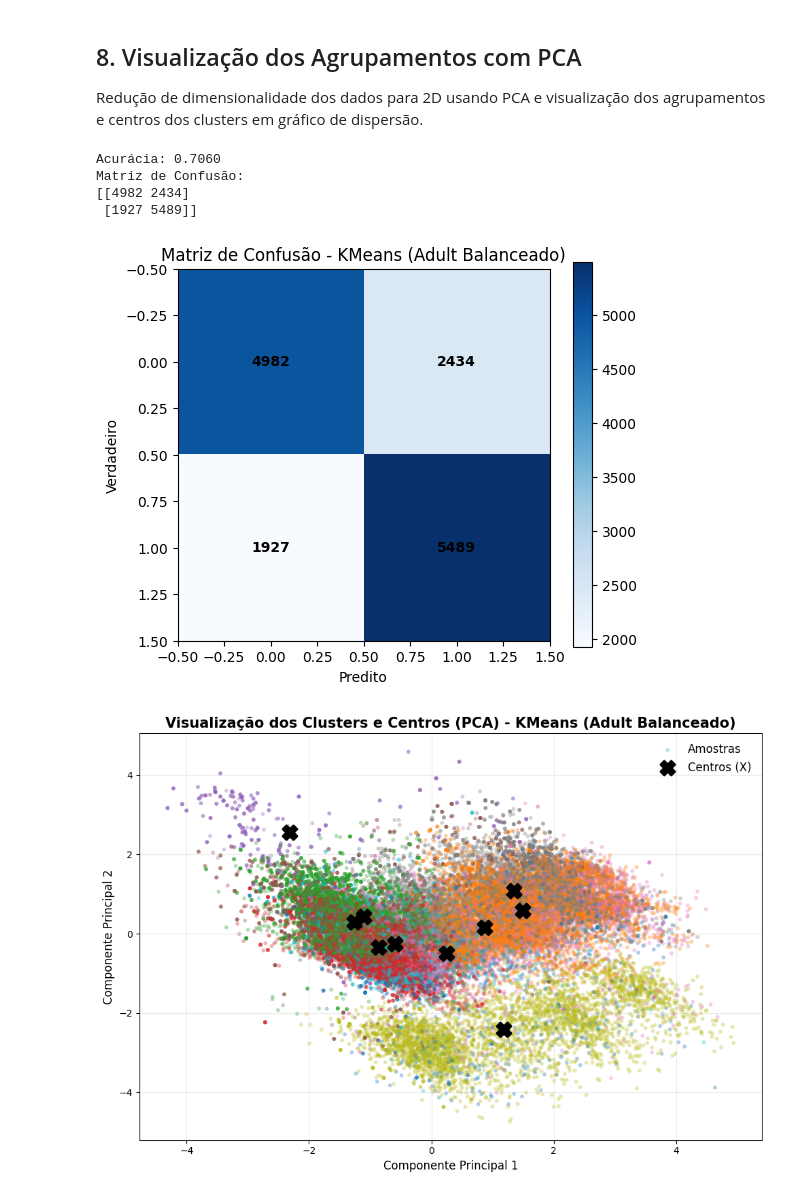
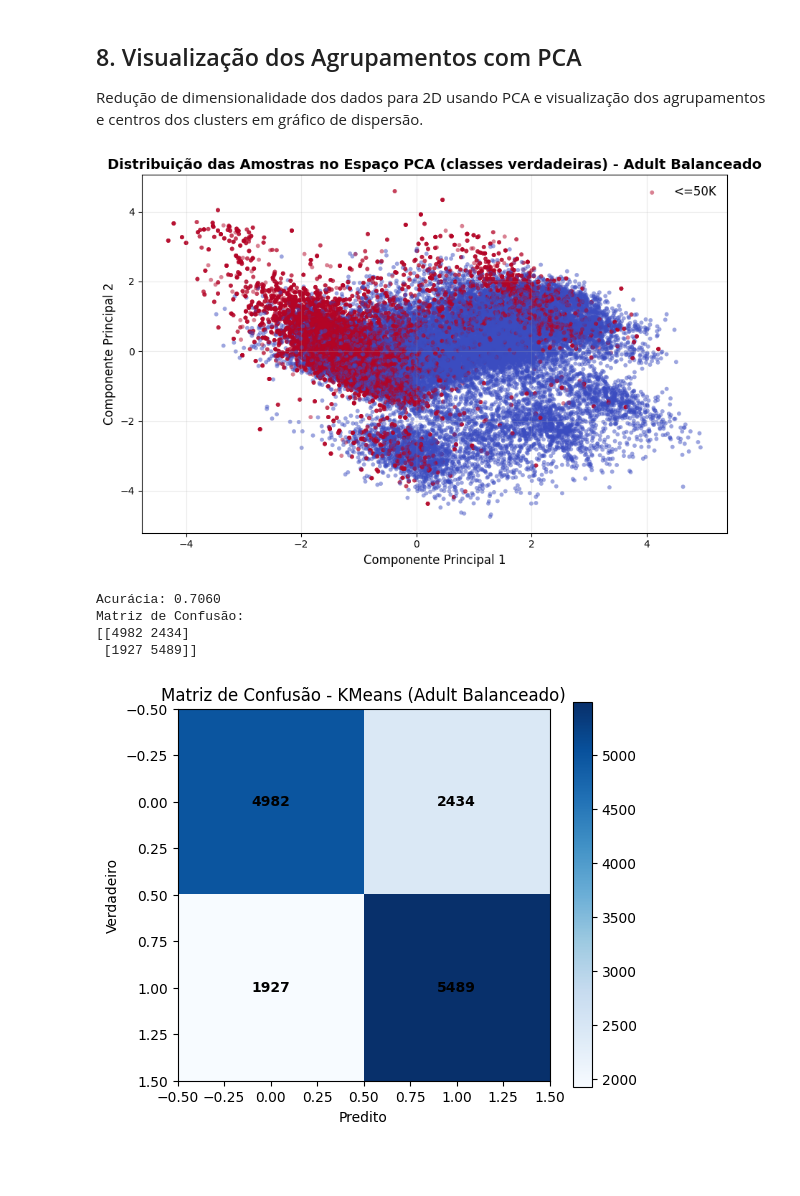
Before and after one commit to LeonardoVieiraGuimaraes/InteligenciaComputacional, a Jupyter notebook: Trabalho03/src/kmeans_adult_balance.ipynb, the cells around one changed output. Drawn from its saved outputs; the diff is of its cells as text; code cells hidden in the pictures; blank space fills up the shorter version.

```diff
--- a/Trabalho03/src/kmeans_adult_balance.ipynb
+++ b/Trabalho03/src/kmeans_adult_balance.ipynb
@@ -198,9 +198,24 @@ Matriz de Confusão:
 
 Redução de dimensionalidade dos dados para 2D usando PCA e visualização dos agrupamentos e centros dos clusters em gráfico de dispersão.
 # %%
-# Redução de dimensionalidade para 2D com PCA
+# Redução de dimensionalidade para 2D com PCA (antes do clustering)
 pca = PCA(n_components=2)
 X_pca = pca.fit_transform(X)
+
+# Visualização dos dados no espaço 2D do PCA, colorindo pelas classes verdadeiras
+plt.figure(figsize=(9,6))
+plt.scatter(
+    X_pca[:,0], X_pca[:,1],
+    c=y, cmap='coolwarm', alpha=0.5, s=18, edgecolor='none', label='Amostras'
+    )
+plt.title('Distribuição das Amostras no Espaço PCA (classes verdadeiras) - Adult Balanceado', fontsize=14, fontweight='bold')
+plt.xlabel('Componente Principal 1', fontsize=12)
+plt.ylabel('Componente Principal 2', fontsize=12)
+plt.grid(alpha=0.25)
+plt.legend(['<=50K', '>50K'], frameon=False, fontsize=12, loc='best')
+plt.tight_layout()
+plt.savefig(os.path.join(img_dir, 'kmeans_adult_balance_pca_true_labels.png'), dpi=150)
+plt.show()
 
 # Ajusta o KMeans nos dados completos para obter os clusters e centros
 cls = KMeans(n_clusters=n_clusters, random_state=42)
@@ -215,38 +230,38 @@ print(cm)
 plt.figure(figsize=(6,5))
 plt.imshow(cm, interpolation='nearest', cmap=plt.cm.Blues)
 plt.title('Matriz de Confusão - KMeans (Adult Balanceado)')
 plt.colorbar()
 plt.ylabel('Verdadeiro')
 plt.xlabel('Predito')
 # Adiciona os valores nas células
 for i in range(cm.shape[0]):
     for j in range(cm.shape[1]):
         plt.text(j, i, str(cm[i, j]), ha='center', va='center', color='black', fontsize=10, fontweight='bold')
 plt.savefig(f'{img_dir}/kmeans_adult_balance_confusion_matrix.png')
 plt.show()
 
 # Gráfico 2D dos clusters e centros (X em preto)
 plt.figure(figsize=(10,7))
 plt.scatter(
     X_pca[:,0], X_pca[:,1],
     c=clusters, cmap='tab10', alpha=0.35, s=18, edgecolor='none', label='Amostras'
-)
+    )
 plt.scatter(
     centros_pca[:,0], centros_pca[:,1],
     c='black', marker='X', s=220, linewidths=2.5, zorder=4, label='Centros (X)'
-)
+    )
 plt.title('Visualização dos Clusters e Centros (PCA) - KMeans (Adult Balanceado)', fontsize=15, fontweight='bold')
 plt.xlabel('Componente Principal 1', fontsize=12)
 plt.ylabel('Componente Principal 2', fontsize=12)
 plt.grid(alpha=0.25)
 plt.legend(frameon=False, fontsize=12, loc='best')
 plt.tight_layout()
 plt.savefig(os.path.join(img_dir, 'kmeans_adult_balance_clusters_pca.png'), dpi=150)
 plt.show()
 # %% [output]
+[figure, new version]
 Acurácia: 0.7060
 Matriz de Confusão:
 [[4982 2434]
  [1927 5489]]
-[figure, old version]
-[figure, old version]
+[figure, new version]
```
Also changed, not shown: parts of 4 cells of this notebook, 21 other files.
